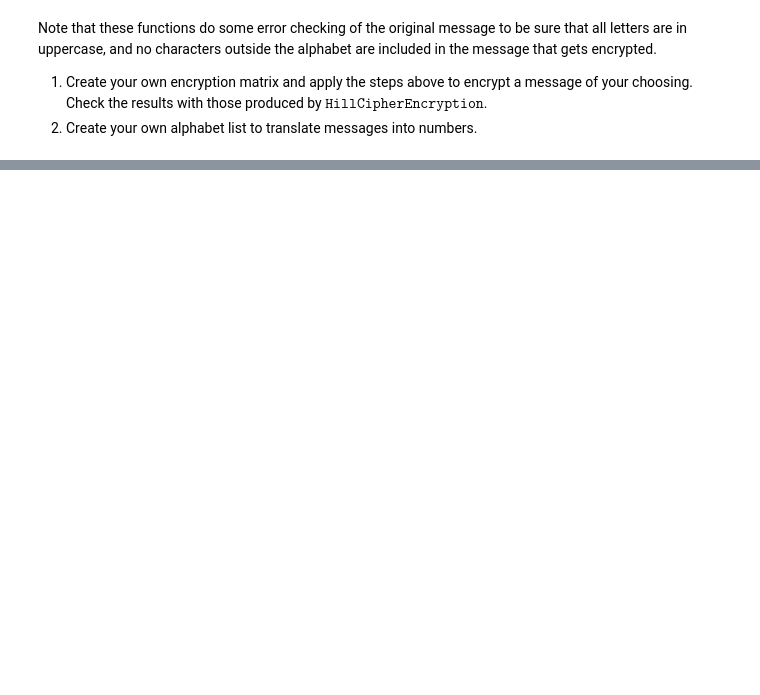
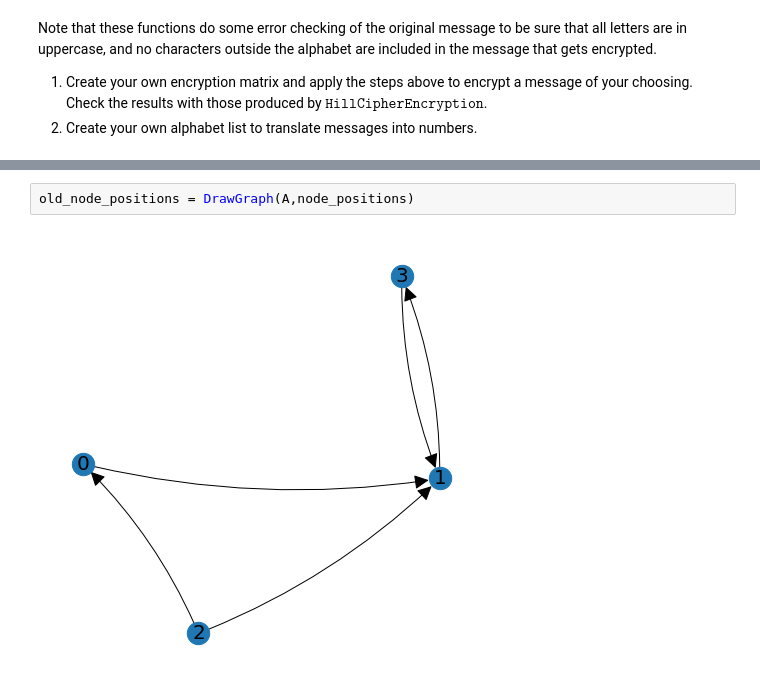
Before and after one commit to bvanderlei/jupyter-guide-to-linear-algebra, a Jupyter notebook: Applications.ipynb, the cells around one changed output, grey strips where cells are left out. Cells and saved outputs as stored; diff of their text form; blank space fills up the shorter version.

```diff
--- a/Applications.ipynb
+++ b/Applications.ipynb
@@ -297,0 +325,4 @@ Note that these functions do some error checking of the original message to be s
+# %%
+old_node_positions = DrawGraph(A,node_positions)
+# %% [output]
+[figure, added]
```
Also changed, not shown: parts of 64 cells of this notebook, 4 other files.
